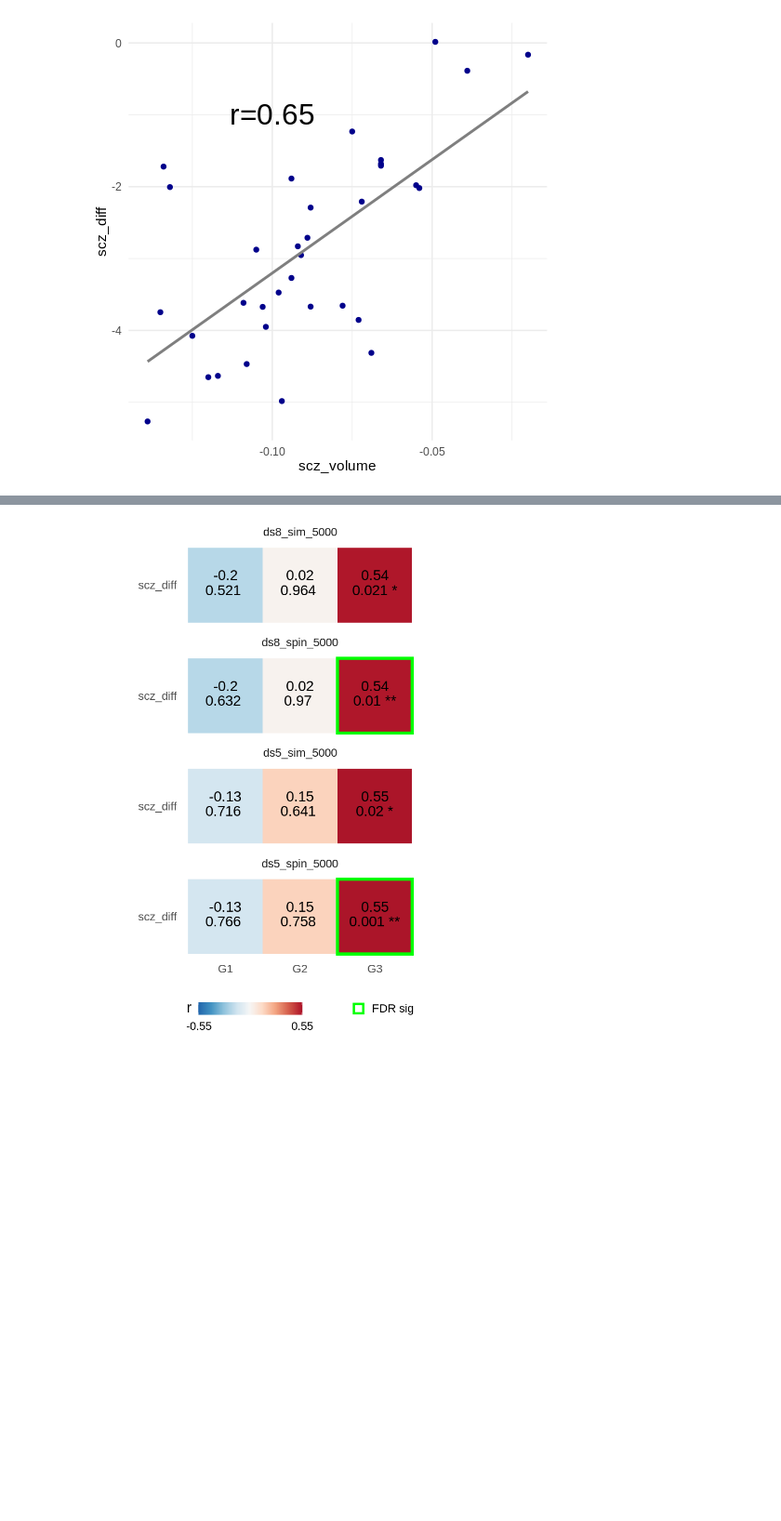
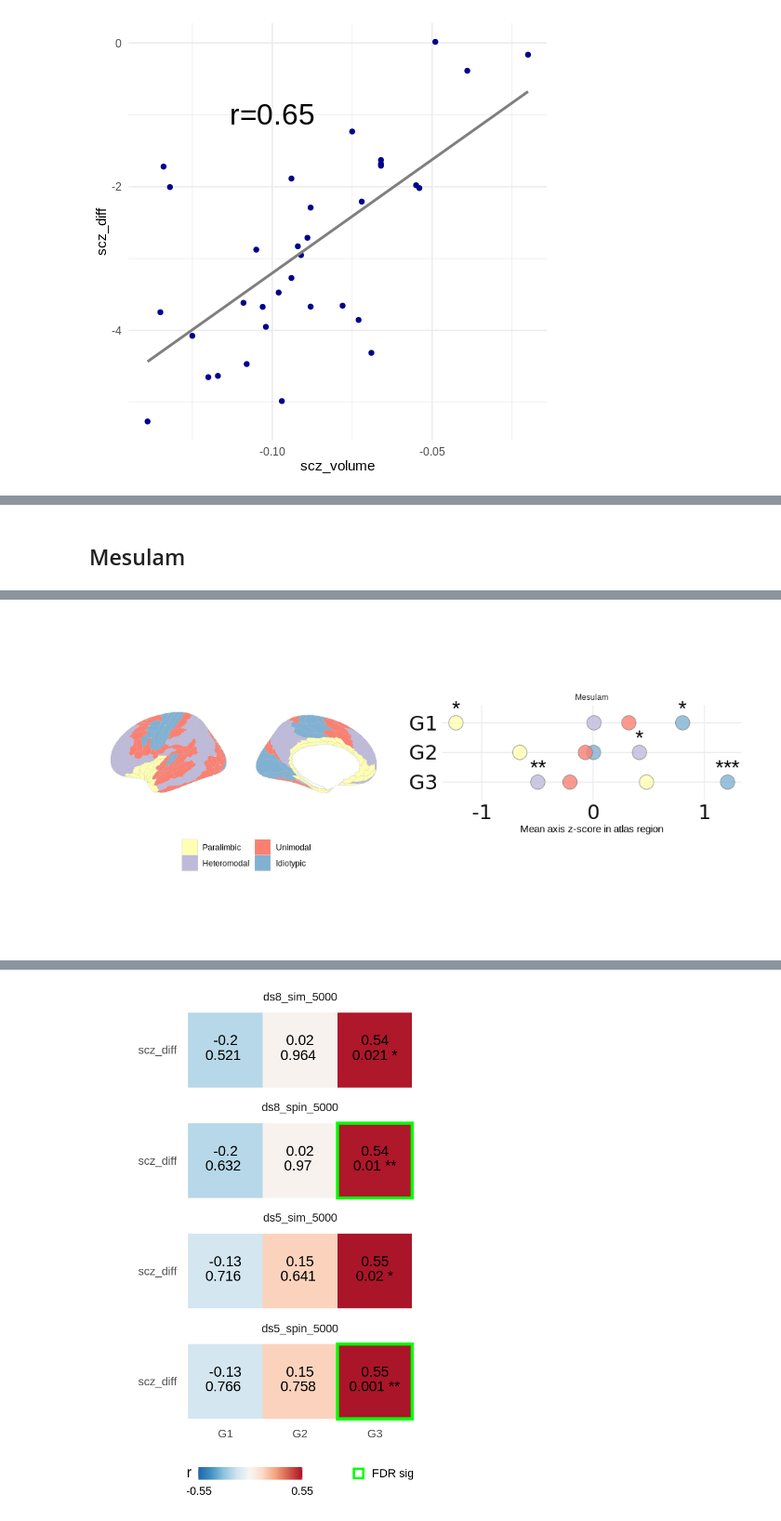
Before and after one commit to richardajdear/AHBA_gradients, a Jupyter notebook: notebooks/scz_gyral_sulcal.ipynb, the cells around one changed output, grey strips where cells are left out. Shown at 93% size. Saved outputs shown, nothing was run; the diff lists cells and outputs as text; code cells hidden in the pictures; blank space fills up the shorter version.

```diff
--- a/notebooks/scz_gyral_sulcal.ipynb
+++ b/notebooks/scz_gyral_sulcal.ipynb
@@ -130,0 +131,18 @@ FileNotFoundError: No such file or no access: '[-1.40441795  1.42818514 -0.10113
+# %% [markdown]
+## Mesulam
+# %%
+mesulam_ve_yeo = pd.read_csv('../data/mesulam_ve_yeo.csv')
+mesulam_ve_yeo_scores_sig = pd.read_csv('../outputs/mesulam_ve_yeo_scores_sig.csv')
+# %%
+%%R -w 10 -h 5 --units in -r 100 -i mesulam_ve_yeo_scores_sig -i mesulam_ve_yeo
+source('../code/brainPlots.R')
+source('../code/Rplots.R')
+a1 = plot_hcp_classes(mesulam_ve_yeo, classes=Mesulam, classcolors=Mesulam_colors, classnames=Mesulam_names)
+# a2 = plot_hcp_classes(mesulam_ve_yeo, classes=vonEconomo, classcolors=vonEconomo_colors, classnames=vonEconomo_names) + plot_layout(tag_level = 'new')
+# a3 = plot_hcp_classes(mesulam_ve_yeo, classes=Yeo, classcolors=Yeo_colors, classnames=Yeo_names) + plot_layout(tag_level = 'new')
+g1 = plot_atlas_score_dots(mesulam_ve_yeo_scores_sig %>% filter(atlas=='Mesulam')) + plot_layout(tag_level = 'new')
+
+# atlases_plot = (a1 | a2 | a3) / g1
+# atlases_plot
+a1 | g1
+# %% [output]
@@ -131 +150,2 @@ FileNotFoundError: No such file or no access: '[-1.40441795  1.42818514 -0.10113
+[figure, added]
 # %%
```
Also changed, not shown: parts of 6 cells of this notebook, 36 other files.
